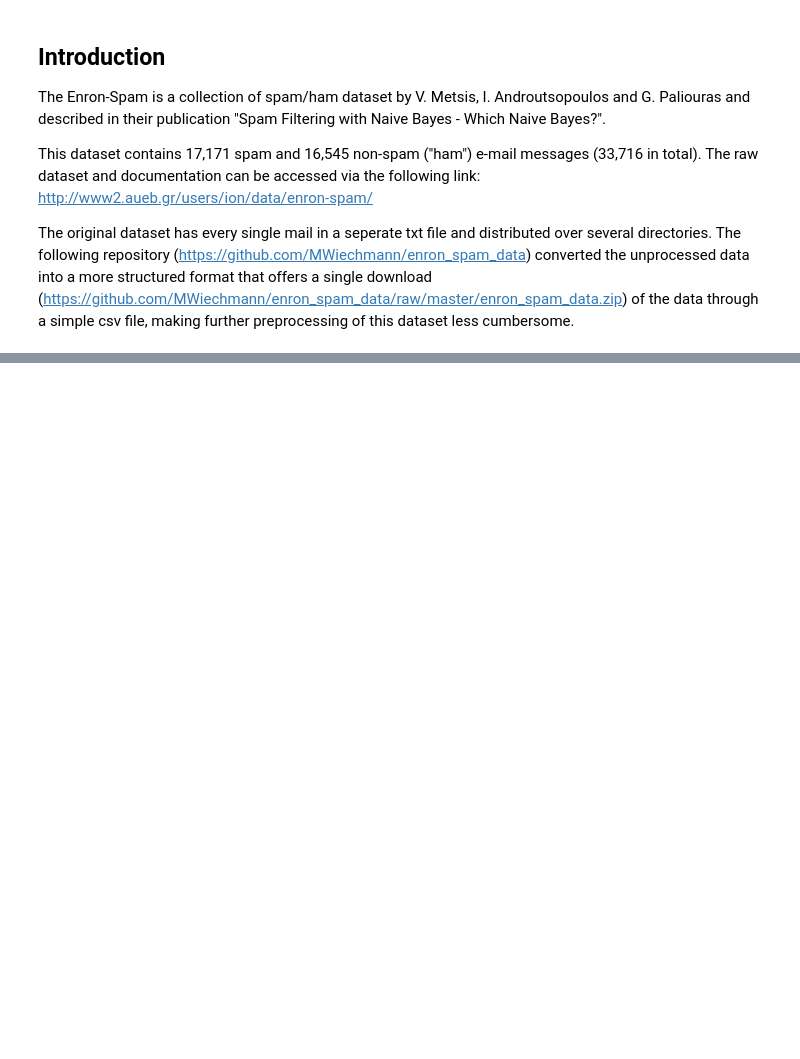
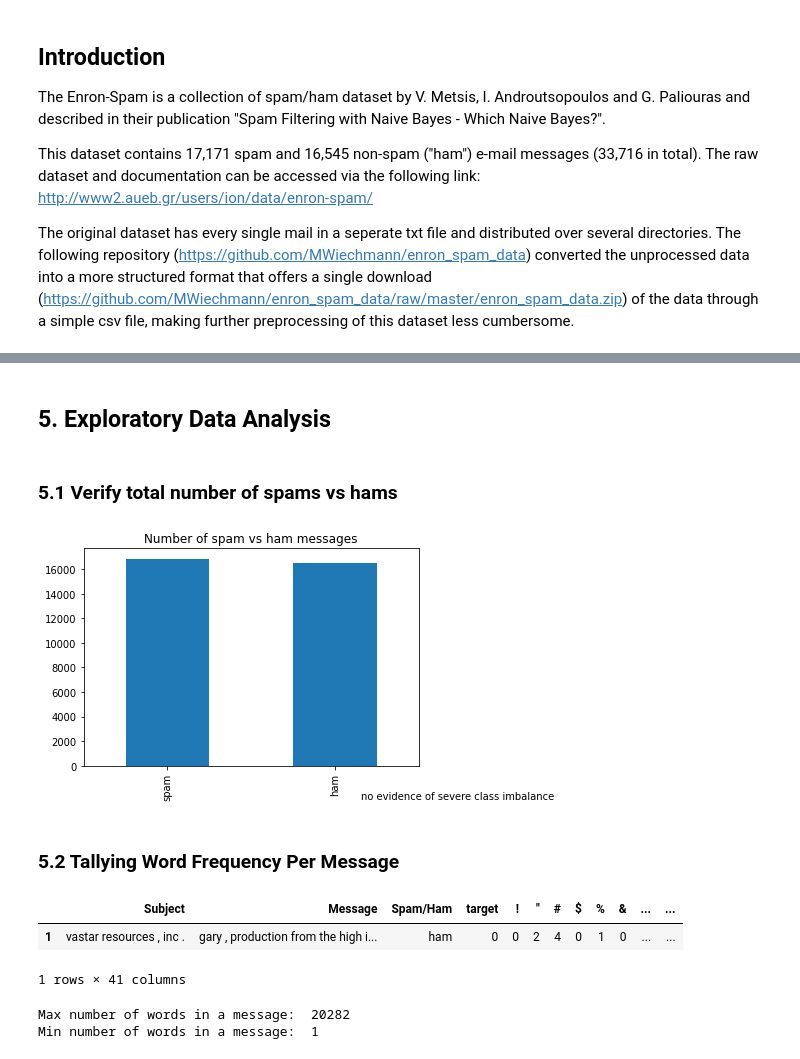
Before and after one commit to MikeZ77/email-spam-detection, a Jupyter notebook: src/data_cleaning_and_preprocessing.ipynb, the cells around one changed output, grey strips where cells are left out. Saved outputs shown, nothing was run; the diff lists cells and outputs as text; code cells hidden in the pictures; blank space fills up the shorter version.

Commit message:
further cleaning and EDA

```diff
--- a/src/data_cleaning_and_preprocessing.ipynb
+++ b/src/data_cleaning_and_preprocessing.ipynb
@@ -60,0 +215,9 @@ plt.title("Number of spam vs ham messages");
+# %%
+def clean_msg(text):
+    text = "".join([word.lower() for word in text if word not in string.punctuation])
+    #text = re.sub('[0-9]+', '', text)
+    tokens = re.findall('\S+', text)
+    text = " ".join([wn.lemmatize(word) for word in tokens if word not in stopwords])
+    return text
+
+enron_emails['cleaned_msg'] = enron_emails['Message'].apply(lambda x: clean_msg(x))
@@ -60,0 +234,2 @@ plt.title("Number of spam vs ham messages");
+# %%
+enron = enron_emails.copy()
@@ -60,0 +294,43 @@ plt.title("Number of spam vs ham messages");
+# %%
+# https://www.ranks.nl/stopwords
+# unsure stop words but used (# e = ?, j = ?, de = ?, p = ?, 'b', 'de')
+
+# Define extra stopwords
+extra_stopwords = ['c', 'r', 'u', 'let', 'get', 'would', 'please', 'may', 'also', 'like', 'thanks', 'within', 'go', 'inc', 'make', 'could', 'want', 'need', 'new', 'know', 'best', 'e', 'j', 'p', 'b', 'de', 'see', 'take', 'made']
+
+# Remove extra stopwords
+enron['clean_msg_tokens'] = enron['clean_msg_tokens'].apply(lambda x: [word for word in x if word not in extra_stopwords])
+# %% [markdown]
+## 5. Exploratory Data Analysis
+# %%
+enron_eda = enron.copy()
+# %% [markdown]
+### 5.1 Verify total number of spams vs hams
+# %%
+enron_eda['Spam/Ham'].value_counts().plot(kind = 'bar')
+plt.figtext(0.99, 0.01, 'no evidence of severe class imbalance', horizontalalignment = 'center')
+plt.title("Number of spam vs ham messages");
+# %% [output]
+[figure, added]
+# %% [markdown]
+### 5.2 Tallying Word Frequency Per Message
+# %%
+def clean_msg_rm_lst(msg_tokens):
+
+    text = ' '.join(msg_tokens)
+    return text
+
+enron_eda['clean_msg_no_lst'] = enron_eda['clean_msg_tokens'].apply(lambda x: clean_msg_rm_lst(x))
+
+enron_eda.head(1)
+# %% [output]
+|  | Subject | Message | Spam/Ham | target | ! | " | # | $ | % | & | ... | ... |
+| 1 | vastar resources , inc . | gary , production from the high i... | ham | 0 | 0 | 2 | 4 | 0 | 1 | 0 | ... | ... |
+1 rows × 41 columns
+# %%
+enron_eda['word_count'] = enron_eda['clean_msg_no_lst'].apply(lambda v : len(v.split(" ")))
+print('Max number of words in a message: ', enron_eda['word_count'].max())
+print('Min number of words in a message: ', enron_eda['word_count'].min())
+# %% [output]
+Max number of words in a message:  20282
+Min number of words in a message:  1
```
Also changed, not shown: parts of 41 cells of this notebook.
